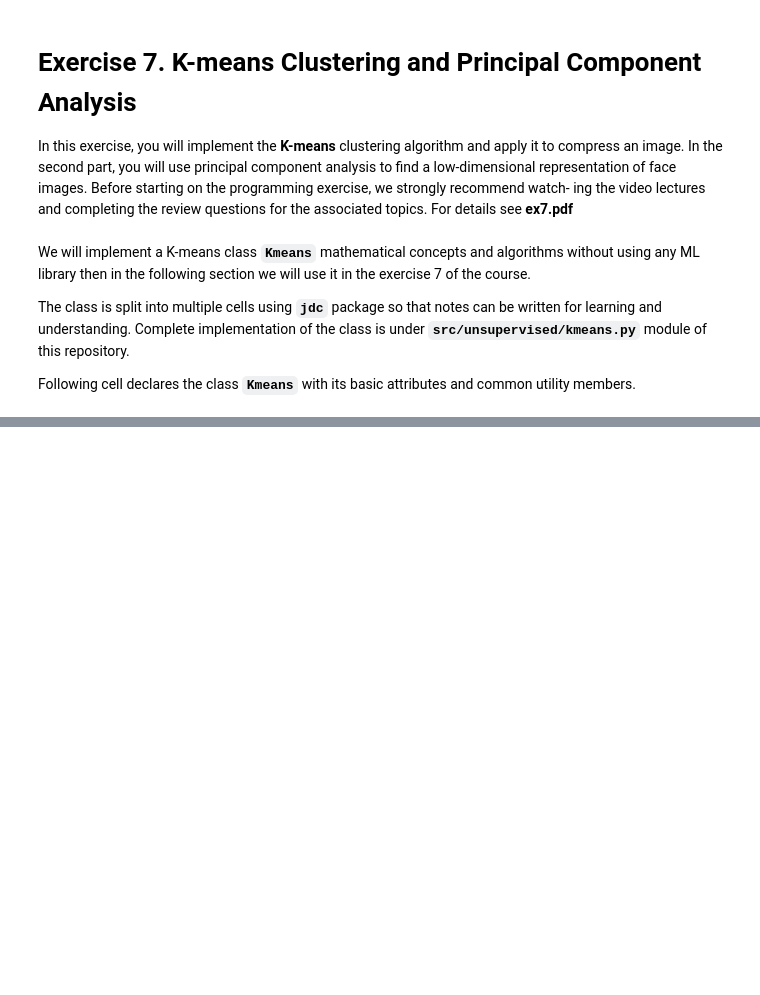
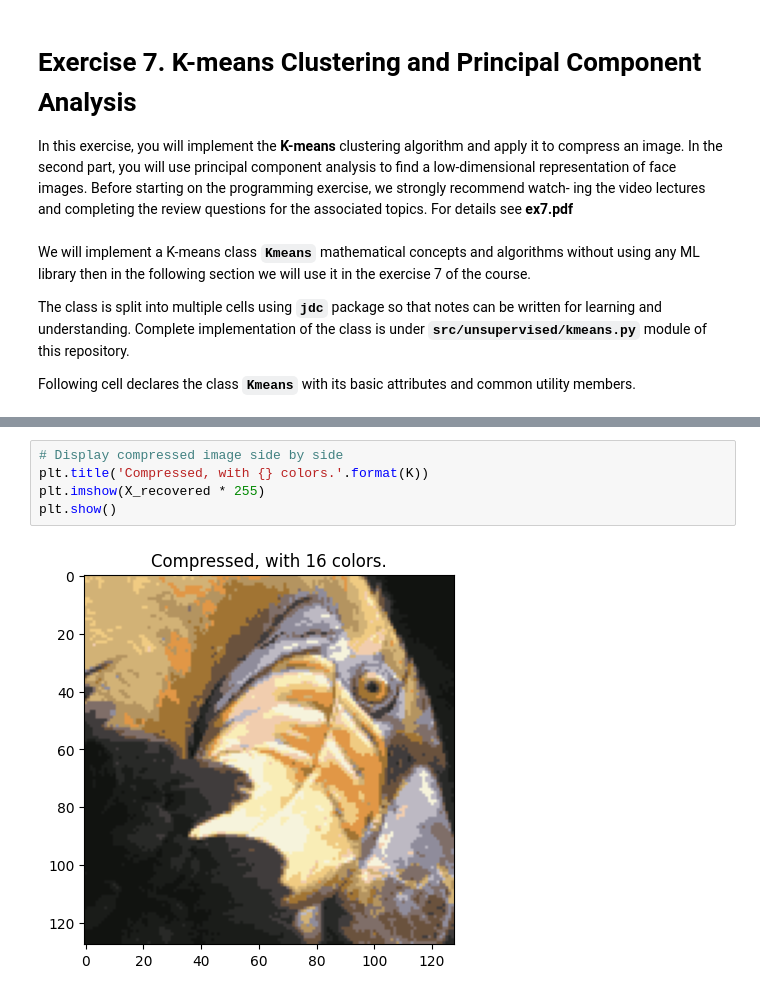
Before and after one commit to farjan/MachineLearning, a Jupyter notebook: ml/Exercise 7 K-means Clustering and Principal Component Analysis.ipynb, the cells around one changed output, grey strips where cells are left out. Cells and saved outputs as stored; diff of their text form; blank space fills up the shorter version.

```diff
--- a/ml/Exercise 7 K-means Clustering and Principal Component Analysis.ipynb
+++ b/ml/Exercise 7 K-means Clustering and Principal Component Analysis.ipynb
@@ -277,0 +444,7 @@ class Kmeans(object):
+# %%
+# Display compressed image side by side
+plt.title('Compressed, with {} colors.'.format(K))
+plt.imshow(X_recovered * 255)
+plt.show()
+# %% [output]
+[figure, added]
```
Also changed, not shown: parts of 38 cells of this notebook, 1 other file.
